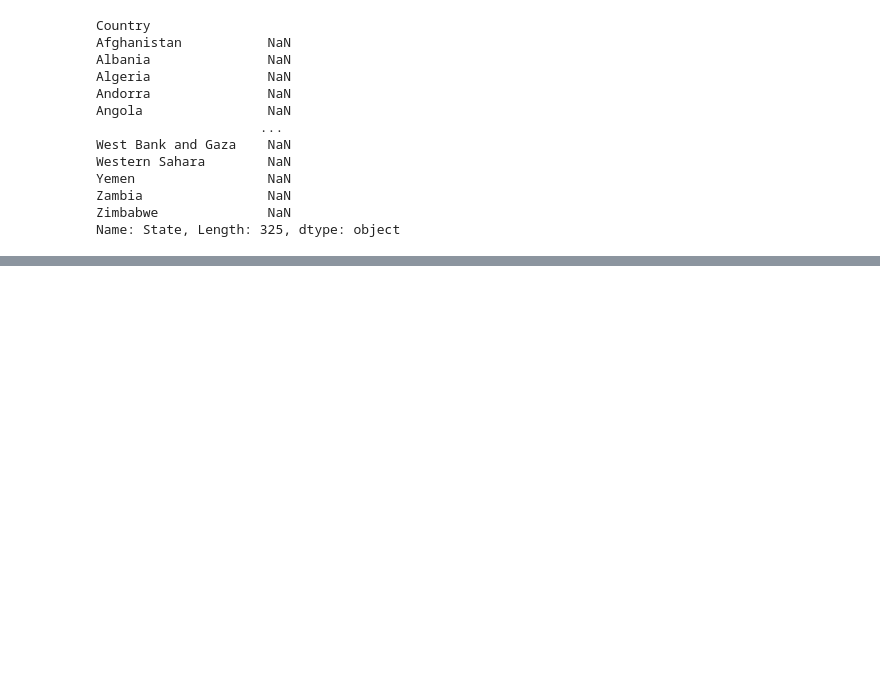
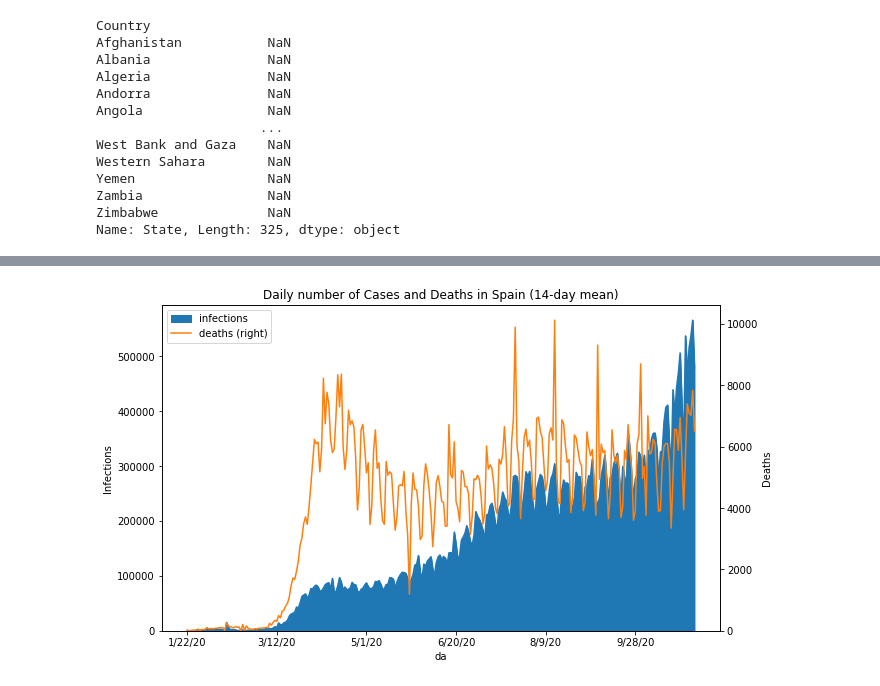
Before and after one commit to Scoowy/PythonLuisa, a Jupyter notebook: proyecto-final-a-lfbermeo-main/notes/ExtraccionDatos.ipynb, the cells around one changed output, grey strips where cells are left out. Saved outputs shown, nothing was run; the diff lists cells and outputs as text; code cells hidden in the pictures; blank space fills up the shorter version.

```diff
--- a/proyecto-final-a-lfbermeo-main/notes/ExtraccionDatos.ipynb
+++ b/proyecto-final-a-lfbermeo-main/notes/ExtraccionDatos.ipynb
@@ -220,0 +238,10 @@ Name: State, Length: 325, dtype: object
+# %%
+def sumarTuplas(x) -> tuple:
+    inf, det = 0, 0
+    for index, value in x.items():
+        inf += value[0]
+        det += value[1]
+    return inf, det
+# %%
+df_global = df_clean.loc[df_clean['State'].isna()].drop(['State'], axis=1)
+df_global
@@ -220,0 +271,3 @@ Name: State, Length: 325, dtype: object
+# %%
+df_dataGlobal = df_global.apply(lambda x: sumarTuplas(x)).transpose().rename(columns={0:'infections',  1:'deaths'})
+df_dataGlobal
@@ -220,0 +296,13 @@ Name: State, Length: 325, dtype: object
+# %%
+pastInf = 0
+pastDea = 0
+for index in range(0, df_dataGlobal.index.size):
+    diffInf = df_dataGlobal.iloc[index]['infections'] - pastInf
+    diffDea = df_dataGlobal.iloc[index]['deaths'] - pastDea
+
+    pastInf = df_dataGlobal.iloc[index]['infections']
+    pastDea = df_dataGlobal.iloc[index]['deaths']
+
+    df_dataGlobal.iloc[index]['infections'] = diffInf
+    df_dataGlobal.iloc[index]['deaths'] = diffDea
+df_dataGlobal
@@ -220,0 +366,16 @@ Name: State, Length: 325, dtype: object
+# %%
+plt.figure(figsize=(10, 6),)
+plt.title(title)
+
+afgI= df_dataGlobal.infections.plot( x=xLabels, kind="area", legend=True)
+afgI.set_ylabel("Infections")
+afgI.set_ylim(bottom=0)
+afgI.set_xlabel("da")
+
+afgD = df_dataGlobal.deaths.plot( x=xLabels, secondary_y=True, kind="line", legend=True)
+afgD.set_ylabel("Deaths")
+afgD.set_ylim(bottom=0)
+
+plt.show()
+# %% [output]
+[figure, added]
```
Also changed, not shown: parts of 10 cells of this notebook, 6 other files.
